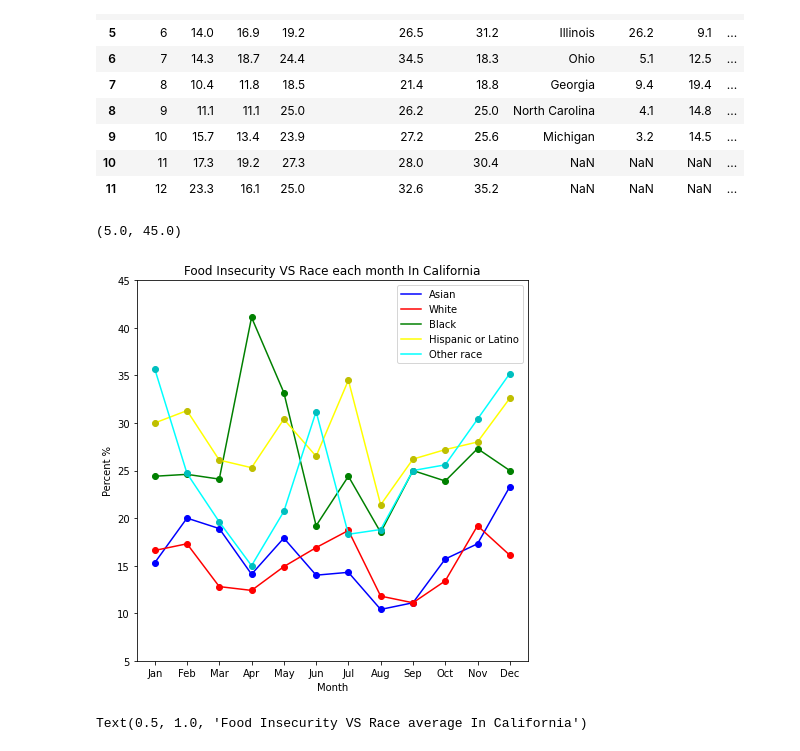
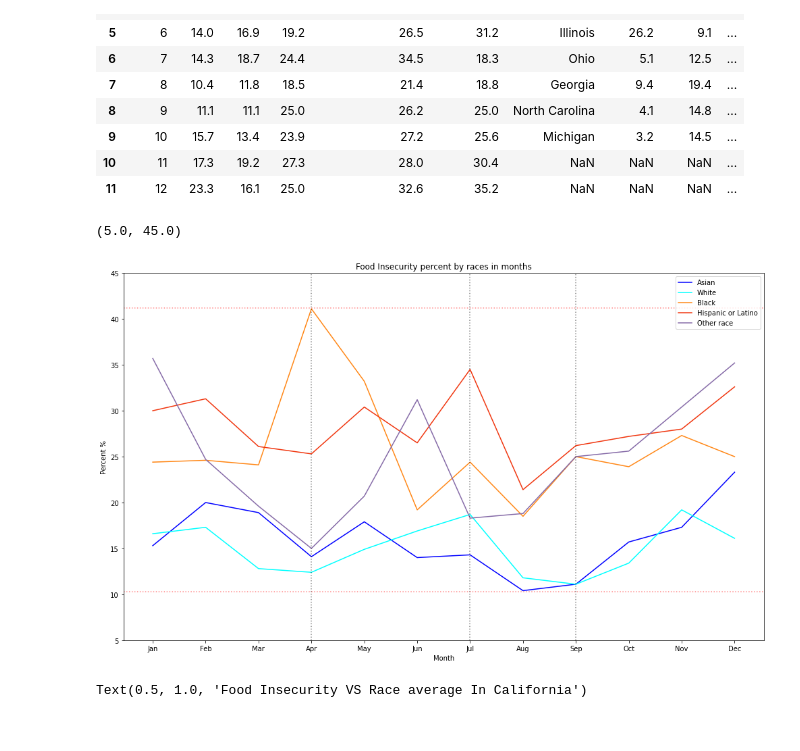
Before and after one commit to MCsweetsoup/ECE143-FinalProject, a Jupyter notebook: Food Insercuity.ipynb, the cells around one changed output. Cells and saved outputs as stored; diff of their text form; code cells hidden in the pictures.

```diff
--- a/Food Insercuity.ipynb
+++ b/Food Insercuity.ipynb
@@ -22,39 +111,44 @@ data
 | 10 | 11 | 17.3 | 19.2 | 27.3 | 28.0 | 30.4 | NaN | NaN | NaN | ... |
 | 11 | 12 | 23.3 | 16.1 | 25.0 | 32.6 | 35.2 | NaN | NaN | NaN | ... |
 # %%
-plt.figure(figsize=(7,7))
+plt.figure(figsize=(17,10))
 month = ['Jan','Feb','Mar','Apr','May','Jun','Jul','Aug','Sep','Oct','Nov','Dec']
 #Asian Plot
 plt.plot(data['Asian'],label=r'Asian',c='blue')
-plt.plot(data['Asian'], 'bo')
+#plt.plot(data['Asian'], 'bo')
 
 #white plot
-plt.plot(data['white'],label=r'White',c='red')
-plt.plot(data['white'], 'ro')
+plt.plot(data['white'],label=r'White',c='cyan')
+#plt.plot(data['white'], 'ro')
 
 #black plot
-plt.plot(data['black'],label=r'Black',c='green')
-plt.plot(data['black'], 'go')
+plt.plot(data['black'],label=r'Black',c='#ff8817')
+#plt.plot(data['black'], 'go')
 
 #Hispanic or Latino plot
-plt.plot(data['Hispanic or Latino'],label=r'Hispanic or Latino',c='yellow')
-plt.plot(data['Hispanic or Latino'], 'yo')
+plt.plot(data['Hispanic or Latino'],label=r'Hispanic or Latino',c='#f13710')
+#plt.plot(data['Hispanic or Latino'], 'yo')
 
 #Other race plot
-plt.plot(data['Other race'],label=r'Other race',c='cyan')
-plt.plot(data['Other race'], 'co')
+plt.plot(data['Other race'],label=r'Other race',c='#866ba8')
+#plt.plot(data['Other race'], 'co')
 
 ind = np.arange(len(month))
 
+plt.axvline(x=3,color ='black',ls =':',alpha=0.45)
+plt.axvline(x=6,color ='black',ls =':',alpha=0.45)
+plt.axvline(x=8,color ='black',ls =':',alpha=0.45)
+plt.axhline(y=10.3,color ='red',ls =':',alpha=0.45)
+plt.axhline(y=41.2,color ='red',ls =':',alpha=0.45)
 plt.xticks(ind, month)
 plt.legend(loc='upper right')
 plt.xlabel("Month")
 plt.ylabel("Percent %")
-plt.title('Food Insecurity VS Race each month In California')
+plt.title('Food Insecurity percent by races in months')
 plt.ylim(5, 45)
 # %% [output]
 (5.0, 45.0)
-[figure, old version]
+[figure, new version]
 # %%
 name= ["Asian",'Black','Hispanic','White','Other race']
 average = [data['Asian'].sum()/12,data['black'].sum()/12,data['Hispanic or Latino'].sum()/12,data['white'].sum()/12,data['Other race'].sum()/12]
```
Also changed, not shown: parts of 4 cells of this notebook, 9 other files.
